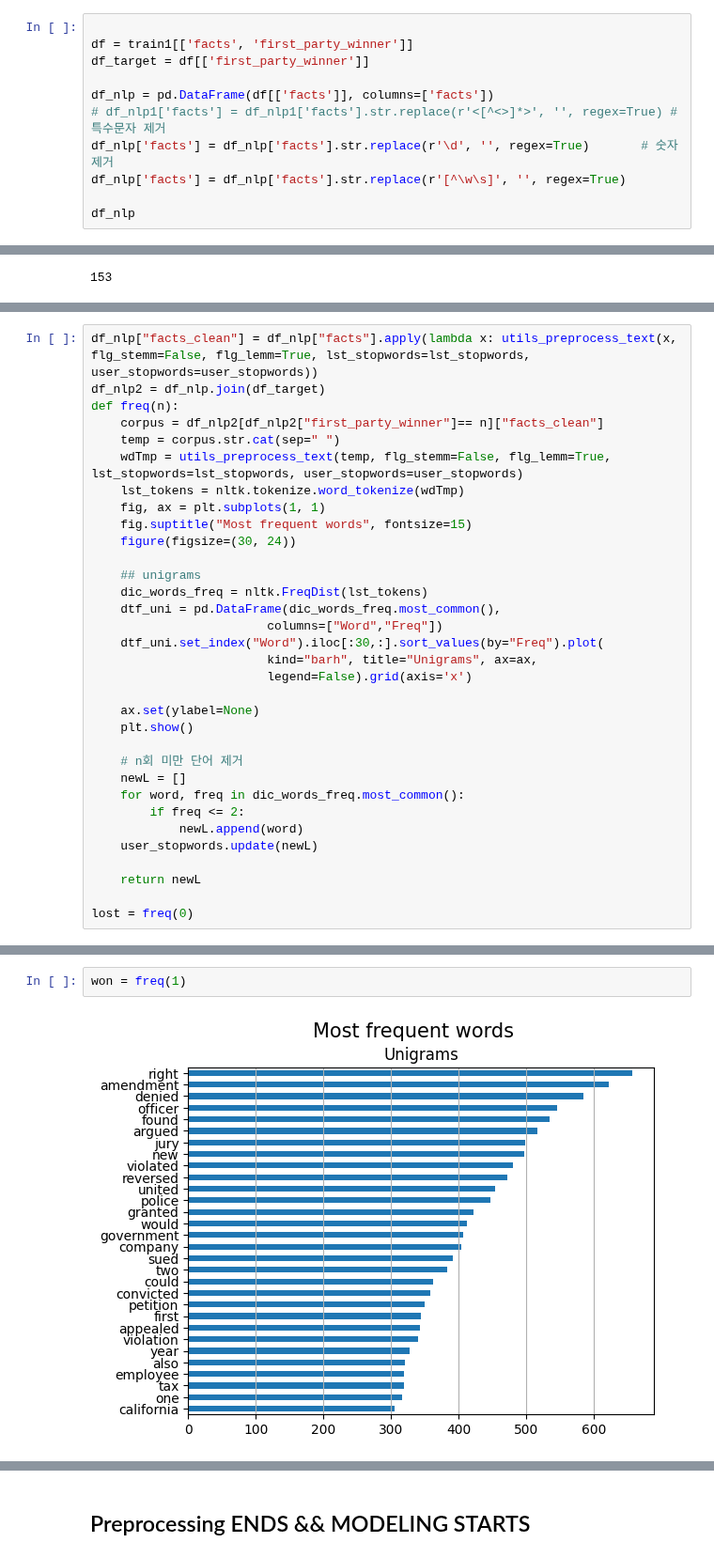
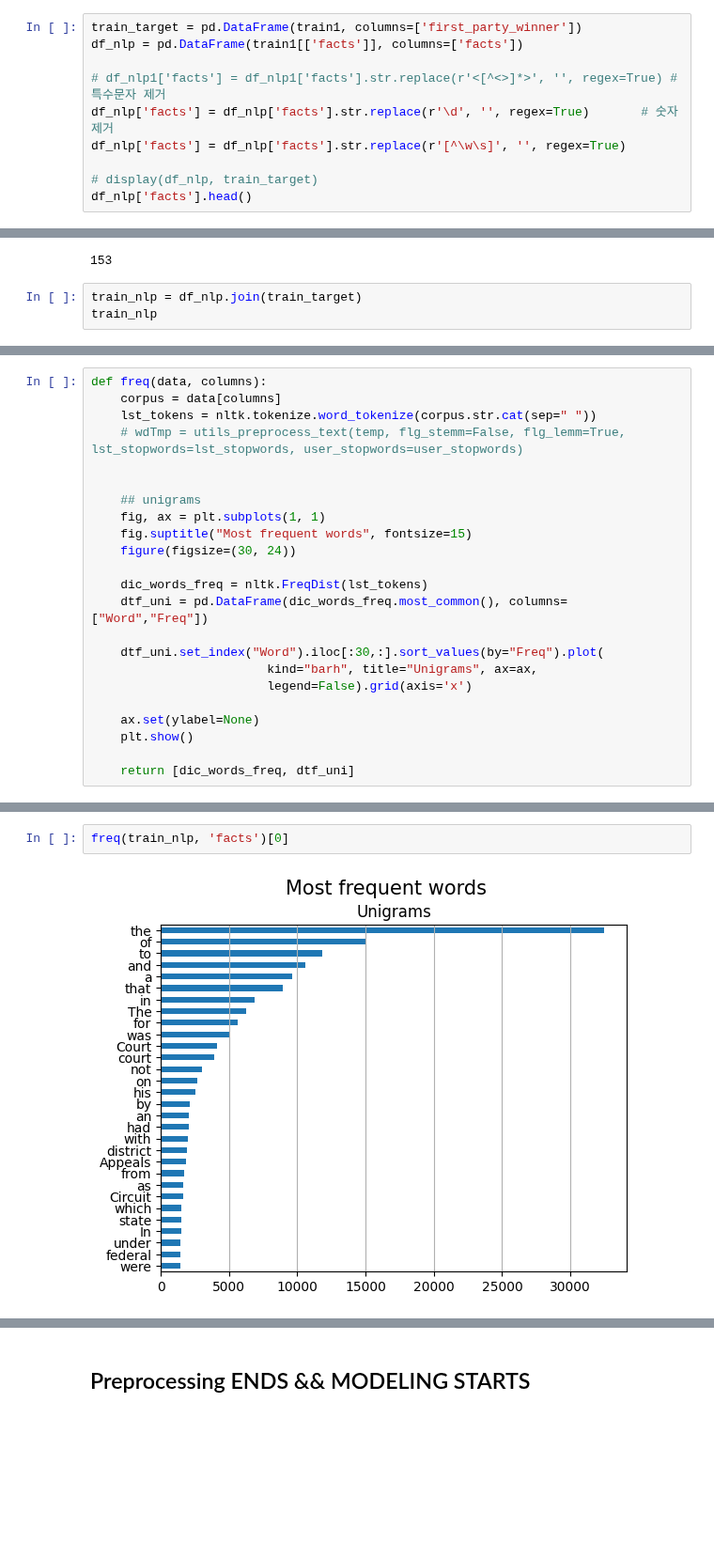
Before and after one commit to dlsco123/mtvsDacon, a Jupyter notebook: [mtvs]nic.ipynb, the cells around one changed output, grey strips where cells are left out. Shown at 94% size. Drawn from its saved outputs; the diff is of its cells as text; blank space fills up the shorter version.

```diff
--- a/[mtvs]nic.ipynb
+++ b/[mtvs]nic.ipynb
@@ -96,14 +80,13 @@ Name: count, dtype: int64
 # %% [markdown]
 ## 자연어처리
 # %%
+train_target = pd.DataFrame(train1, columns=['first_party_winner'])
+df_nlp = pd.DataFrame(train1[['facts']], columns=['facts'])
 
-df = train1[['facts', 'first_party_winner']]
-df_target = df[['first_party_winner']]
-
-df_nlp = pd.DataFrame(df[['facts']], columns=['facts'])
 # df_nlp1['facts'] = df_nlp1['facts'].str.replace(r'<[^<>]*>', '', regex=True) # 특수문자 제거
 df_nlp['facts'] = df_nlp['facts'].str.replace(r'\d', '', regex=True)       # 숫자 제거
 df_nlp['facts'] = df_nlp['facts'].str.replace(r'[^\w\s]', '', regex=True)
 
-df_nlp
+# display(df_nlp, train_target)
+df_nlp['facts'].head()
 # %% [output]
@@ -200,3 +173,6 @@ lst_stopwords = nltk.corpus.stopwords.words("english")
 len(user_stopwords)
 # %% [output]
 153
+# %%
+train_nlp = df_nlp.join(train_target)
+train_nlp
@@ -203,19 +195,18 @@ len(user_stopwords)
 # %%
-df_nlp["facts_clean"] = df_nlp["facts"].apply(lambda x: utils_preprocess_text(x, flg_stemm=False, flg_lemm=True, lst_stopwords=lst_stopwords, user_stopwords=user_stopwords))
-df_nlp2 = df_nlp.join(df_target)
-def freq(n):
-    corpus = df_nlp2[df_nlp2["first_party_winner"]== n]["facts_clean"]
-    temp = corpus.str.cat(sep=" ")
-    wdTmp = utils_preprocess_text(temp, flg_stemm=False, flg_lemm=True, lst_stopwords=lst_stopwords, user_stopwords=user_stopwords)
-    lst_tokens = nltk.tokenize.word_tokenize(wdTmp)
+def freq(data, columns):
+    corpus = data[columns]
+    lst_tokens = nltk.tokenize.word_tokenize(corpus.str.cat(sep=" "))
+    # wdTmp = utils_preprocess_text(temp, flg_stemm=False, flg_lemm=True, lst_stopwords=lst_stopwords, user_stopwords=user_stopwords)
+
+
+    ## unigrams
     fig, ax = plt.subplots(1, 1)
     fig.suptitle("Most frequent words", fontsize=15)
     figure(figsize=(30, 24))
 
-    ## unigrams
     dic_words_freq = nltk.FreqDist(lst_tokens)
-    dtf_uni = pd.DataFrame(dic_words_freq.most_common(),
-                        columns=["Word","Freq"])
+    dtf_uni = pd.DataFrame(dic_words_freq.most_common(), columns=["Word","Freq"])
+
     dtf_uni.set_index("Word").iloc[:30,:].sort_values(by="Freq").plot(
                         kind="barh", title="Unigrams", ax=ax,
                         legend=False).grid(axis='x')
@@ -223,13 +214,4 @@ def freq(n):
     ax.set(ylabel=None)
     plt.show()
 
-    # n회 미만 단어 제거
-    newL = []
-    for word, freq in dic_words_freq.most_common():
-        if freq <= 2:
-            newL.append(word)
-    user_stopwords.update(newL)
-
-    return newL
-
-lost = freq(0)
+    return [dic_words_freq, dtf_uni]
@@ -239,5 +218,5 @@ lost = freq(0)
 # %%
-won = freq(1)
+freq(train_nlp, 'facts')[0]
 # %% [output]
-[figure, old version]
+[figure, new version]
 <Figure size 3000x2400 with 0 Axes>
```
Also changed, not shown: parts of 61 cells of this notebook.
